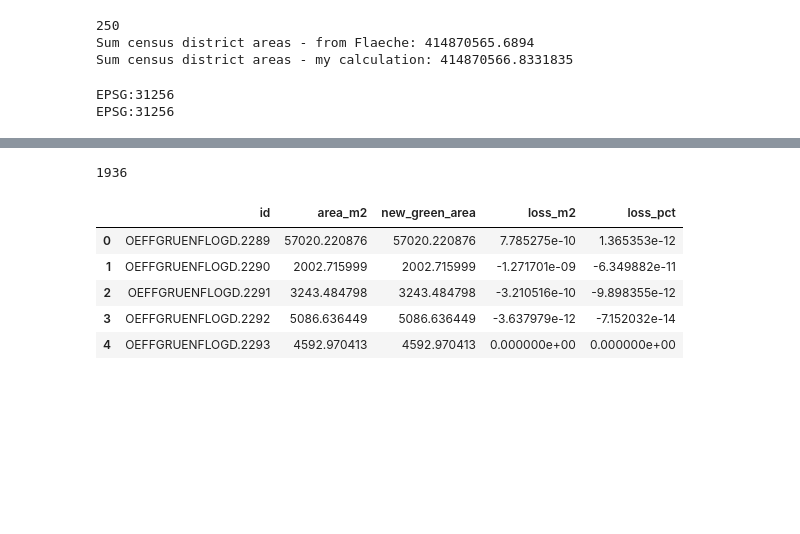
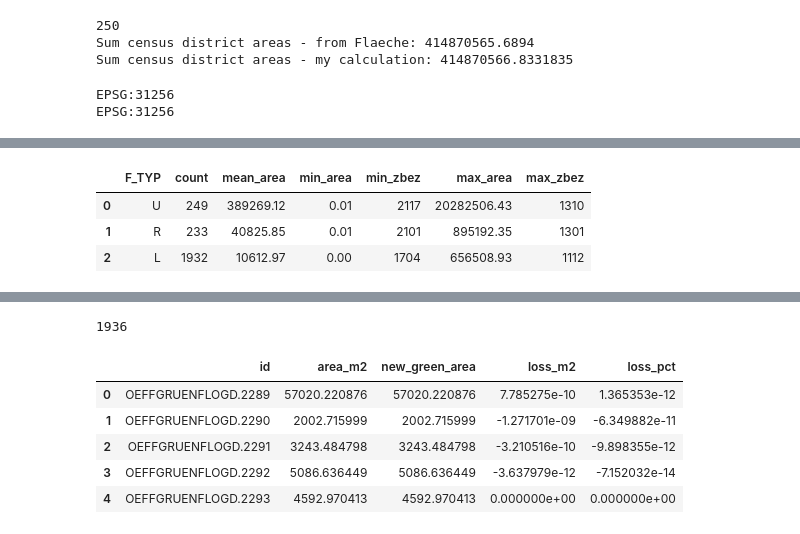
Before and after one commit to isiloral/ma_thesis, a Jupyter notebook: 01.DataProcessing_may22.ipynb, the cells around one changed output, grey strips where cells are left out. Drawn from its saved outputs; the diff is of its cells as text; code cells hidden in the pictures; blank space fills up the shorter version.

```diff
--- a/01.DataProcessing_may22.ipynb
+++ b/01.DataProcessing_may22.ipynb
@@ -169,6 +169,45 @@ Sum green areas per census district - after my groupby: 126944693.16638353
 | 0 | 0101 | 377461.6586 | 377461.659643 | OEFFGRUENFLOGD.2838 | L | Dr.-Karl-Lueger-Platz | 1804.722495 | 1804.722500 | ... |
 | 1 | 0101 | 377461.6586 | 377461.659643 | OEFFGRUENFLOGD.3308 | R | DonaukanalFranzJosefskai | 7193.400254 | 7193.400274 | ... |
 | 2 | 0102 | 379376.7503 | 379376.751348 | OEFFGRUENFLOGD.2347 | R | Stadtpark | 108386.138482 | 108386.138793 | ... |
+# %%
+# Step 1: Get mean area per F_TYP
+mean_area = green_in_census.groupby('F_TYP')['new_green_area'].mean().reset_index()
+mean_area.columns = ['F_TYP', 'mean_area']
+
+# Step 2: Get idx of min and max per F_TYP
+idx_min = green_in_census.groupby('F_TYP')['new_green_area'].idxmin()
+idx_max = green_in_census.groupby('F_TYP')['new_green_area'].idxmax()
+
+# Step 3: Retrieve rows at those indices
+min_rows = green_in_census.loc[idx_min, ['F_TYP', 'new_green_area', 'ZBEZ']]
+min_rows.columns = ['F_TYP', 'min_area', 'min_zbez']
+
+max_rows = green_in_census.loc[idx_max, ['F_TYP', 'new_green_area', 'ZBEZ']]
+max_rows.columns = ['F_TYP', 'max_area', 'max_zbez']
+
+# Step 4: Merge all results
+summary = mean_area.merge(min_rows, on='F_TYP').merge(max_rows, on='F_TYP')
+
+# Step 5: Optional – round area columns and sort
+summary[['mean_area', 'min_area', 'max_area']] = summary[['mean_area', 'min_area', 'max_area']].round(2)
+summary = summary.sort_values(by='mean_area', ascending=False).reset_index(drop=True)
+
+# Count number of occurrences for each F_TYP
+ftyp_counts = green_in_census['F_TYP'].value_counts().reset_index()
+ftyp_counts.columns = ['F_TYP', 'count']
+
+# Merge with your existing summary
+summary = summary.merge(ftyp_counts, on='F_TYP')
+
+# Reorder columns if you like
+summary = summary[['F_TYP', 'count', 'mean_area', 'min_area', 'min_zbez', 'max_area', 'max_zbez']]
+
+display(summary)
+# %% [output]
+|  | F_TYP | count | mean_area | min_area | min_zbez | max_area | max_zbez |
+| 0 | U | 249 | 389269.12 | 0.01 | 2117 | 20282506.43 | 1310 |
+| 1 | R | 233 | 40825.85 | 0.01 | 2101 | 895192.35 | 1301 |
+| 2 | L | 1932 | 10612.97 | 0.00 | 1704 | 656508.93 | 1112 |
 # %%
 ## identifying lost green areas (50million m2)
 # green areas that has no intersect with census district boundaries at all
```
Also changed, not shown: parts of 8 cells of this notebook, 40 other files.
